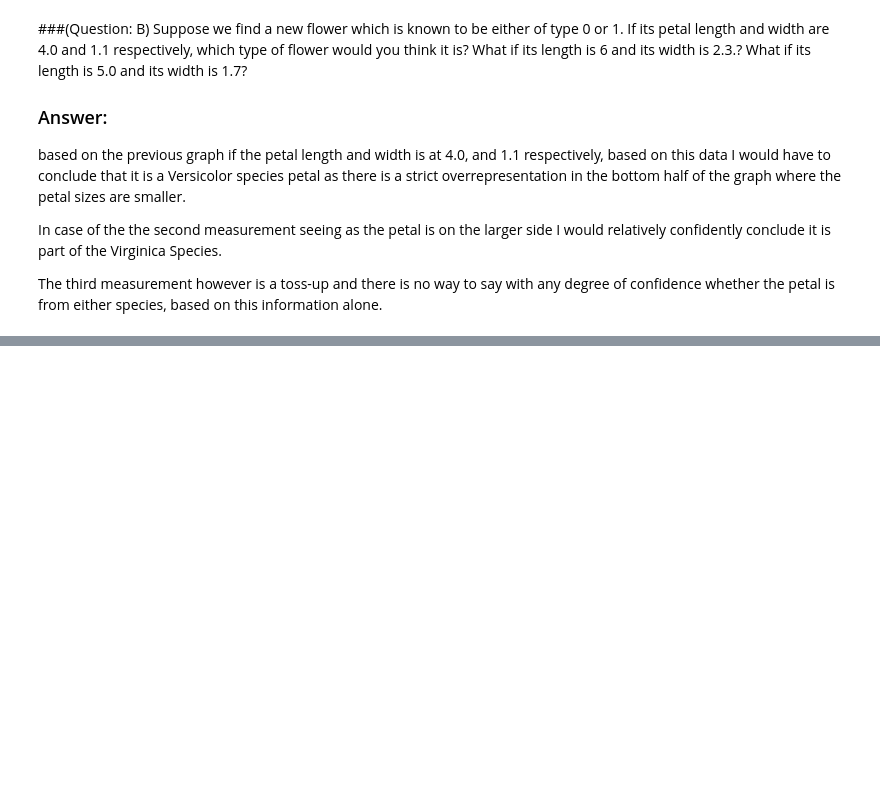
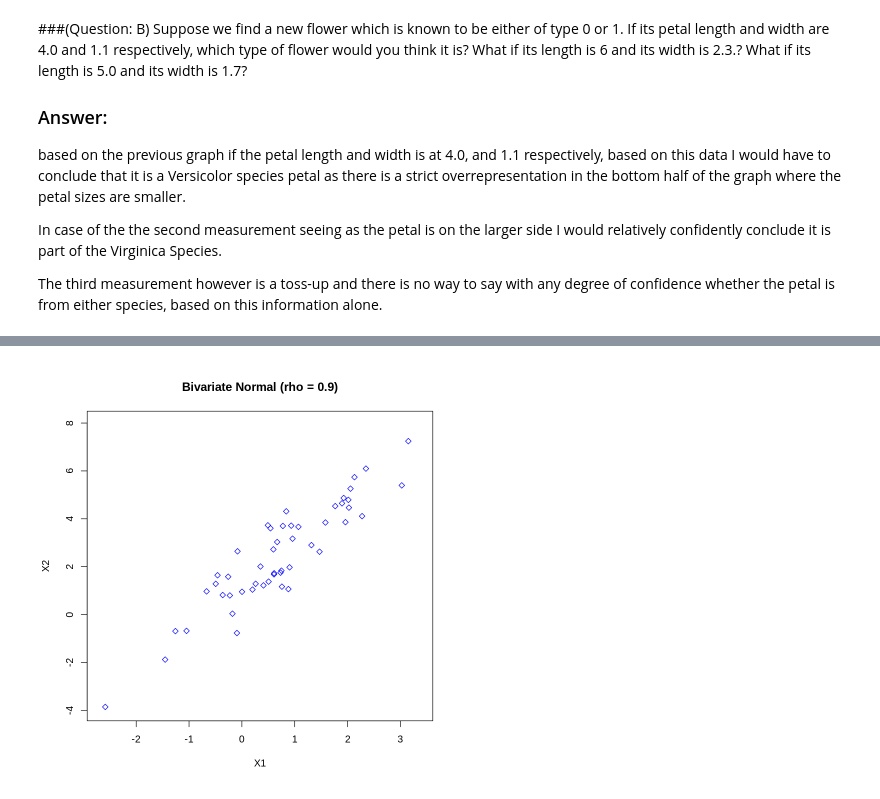
Before and after one commit to HellCatCruiser/Prob-Stats, a Jupyter notebook: Assignment2_P&S_D_Linger.ipynb, the cells around one changed output, grey strips where cells are left out. Cells and saved outputs as stored; diff of their text form; code cells hidden in the pictures; blank space fills up the shorter version.

```diff
--- a/Assignment2_P&S_D_Linger.ipynb
+++ b/Assignment2_P&S_D_Linger.ipynb
@@ -134,0 +322,10 @@ In classification problems, the available data is often referred to as the train
+# %%
+# Plot for samples_f3 (rho = 0.9)
+plot(samples_f3,
+    main = "Bivariate Normal (rho = 0.9)",
+    pch = 23,
+    col = "blue",
+    xlab = "X1", ylab = "X2",
+    xlim = c(x_min, x_max), ylim = c(y_min, y_max))  # Setting plot limits
+# %% [output]
+[figure, added]
```
Also changed, not shown: parts of 20 cells of this notebook.
